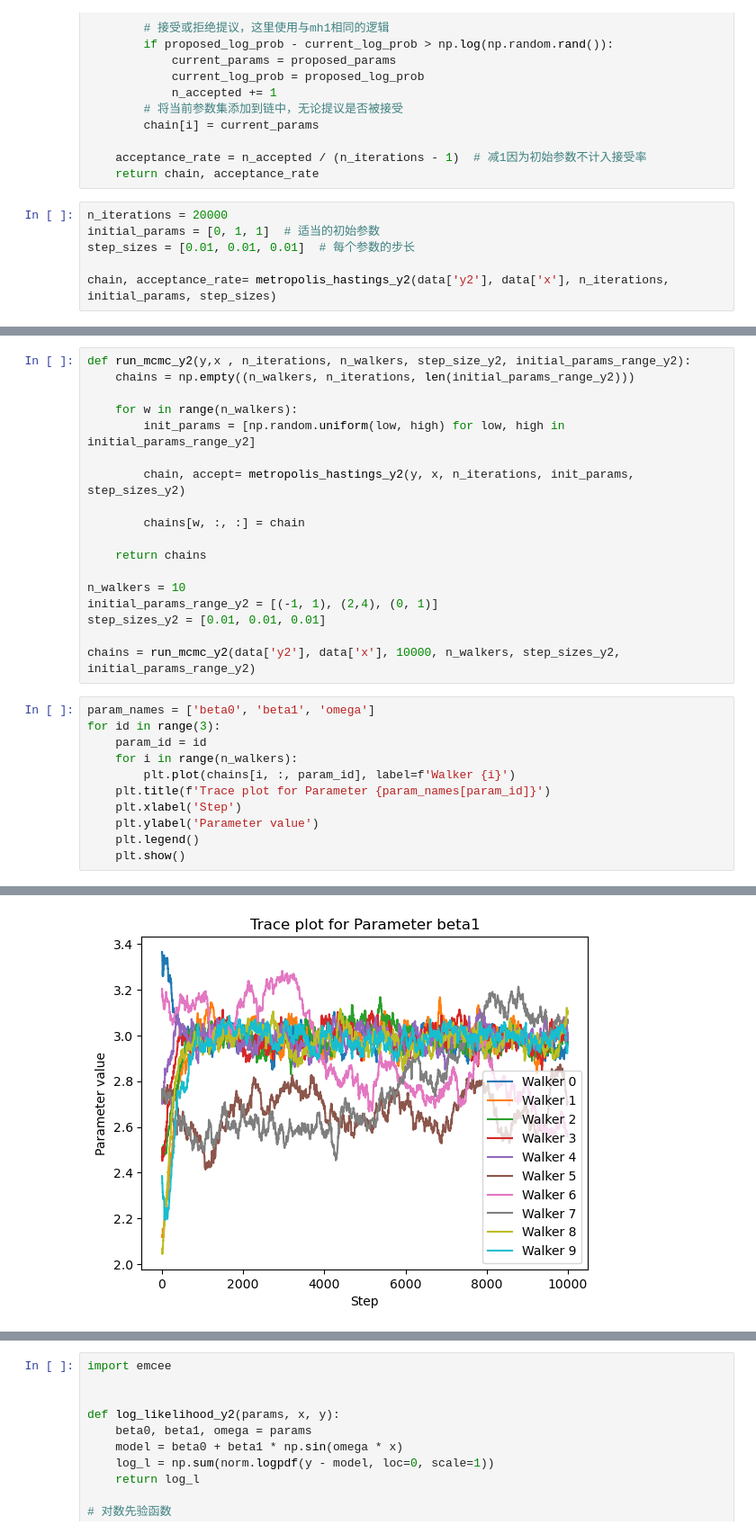
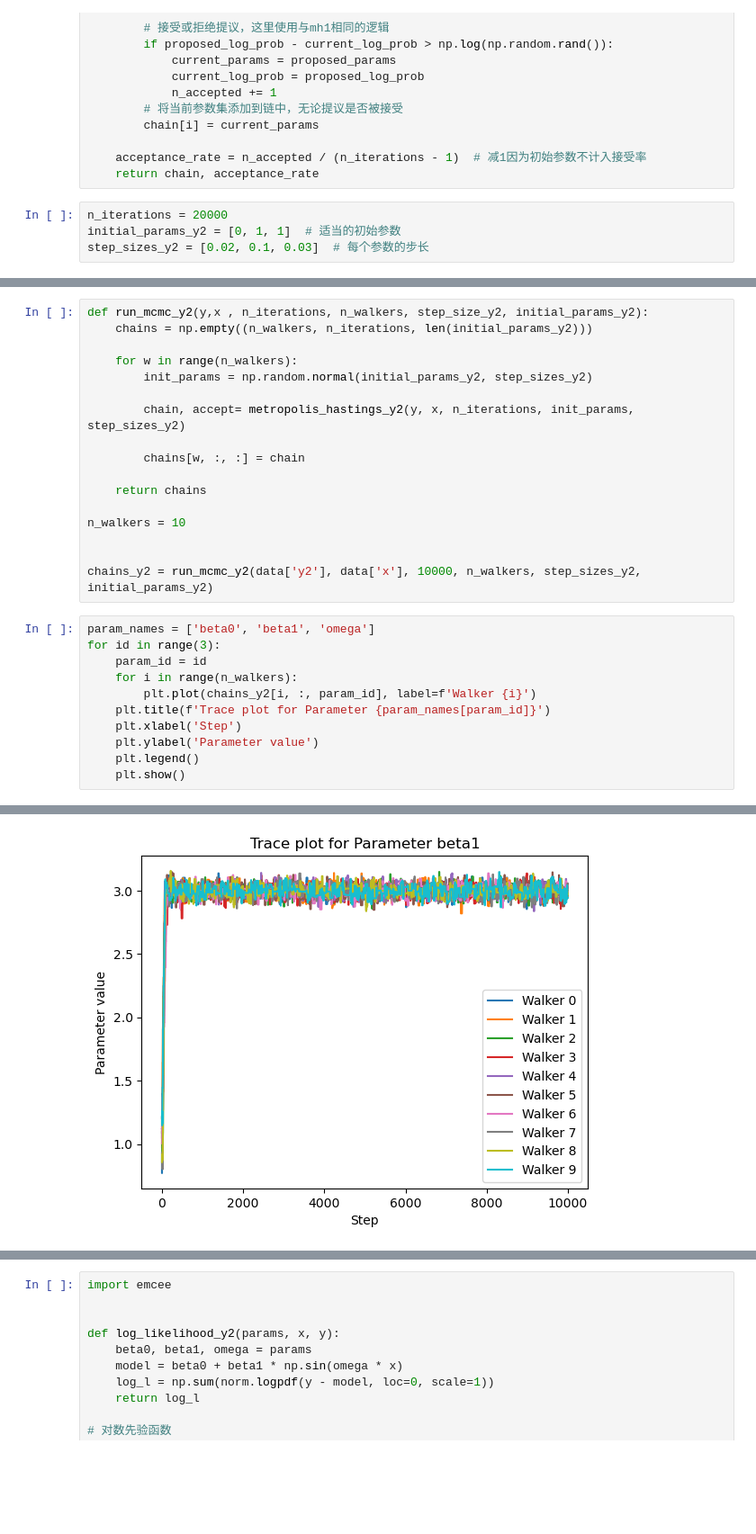
Before and after one commit to yyk1999/Project, a Jupyter notebook: Week4.ipynb, the cells around one changed output, grey strips where cells are left out. Shown at 90% size. Drawn from its saved outputs; the diff is of its cells as text; blank space fills up the shorter version.

```diff
--- a/Week4.ipynb
+++ b/Week4.ipynb
@@ -368,7 +391,5 @@ def metropolis_hastings_y2(y, x, n_iterations, initial_params, step_sizes):
     return chain, acceptance_rate
 # %%
 n_iterations = 20000
-initial_params = [0, 1, 1]  # 适当的初始参数
-step_sizes = [0.01, 0.01, 0.01]  # 每个参数的步长
-
-chain, acceptance_rate= metropolis_hastings_y2(data['y2'], data['x'], n_iterations, initial_params, step_sizes)
+initial_params_y2 = [0, 1, 1]  # 适当的初始参数
+step_sizes_y2 = [0.02, 0.1, 0.03]  # 每个参数的步长
@@ -399,9 +458,9 @@ plot_trace(chain, param_names)
 # %%
-def run_mcmc_y2(y,x , n_iterations, n_walkers, step_size_y2, initial_params_range_y2):
-    chains = np.empty((n_walkers, n_iterations, len(initial_params_range_y2)))
+def run_mcmc_y2(y,x , n_iterations, n_walkers, step_size_y2, initial_params_y2):
+    chains = np.empty((n_walkers, n_iterations, len(initial_params_y2)))
 
     for w in range(n_walkers):
-        init_params = [np.random.uniform(low, high) for low, high in initial_params_range_y2]
+        init_params = np.random.normal(initial_params_y2, step_sizes_y2)
 
         chain, accept= metropolis_hastings_y2(y, x, n_iterations, init_params, step_sizes_y2)
 
@@ -410,16 +469,15 @@ def run_mcmc_y2(y,x , n_iterations, n_walkers, step_size_y2, initial_params_rang
     return chains
 
 n_walkers = 10
-initial_params_range_y2 = [(-1, 1), (2,4), (0, 1)]
-step_sizes_y2 = [0.01, 0.01, 0.01]
 
-chains = run_mcmc_y2(data['y2'], data['x'], 10000, n_walkers, step_sizes_y2, initial_params_range_y2)
+
+chains_y2 = run_mcmc_y2(data['y2'], data['x'], 10000, n_walkers, step_sizes_y2, initial_params_y2)
 # %%
 param_names = ['beta0', 'beta1', 'omega']
 for id in range(3):
     param_id = id
     for i in range(n_walkers):
-        plt.plot(chains[i, :, param_id], label=f'Walker {i}')
+        plt.plot(chains_y2[i, :, param_id], label=f'Walker {i}')
     plt.title(f'Trace plot for Parameter {param_names[param_id]}')
     plt.xlabel('Step')
     plt.ylabel('Parameter value')
@@ -430 +488 @@ for id in range(3):
-[figure, old version]
+[figure, new version]
```
Also changed, not shown: parts of 53 cells of this notebook.
